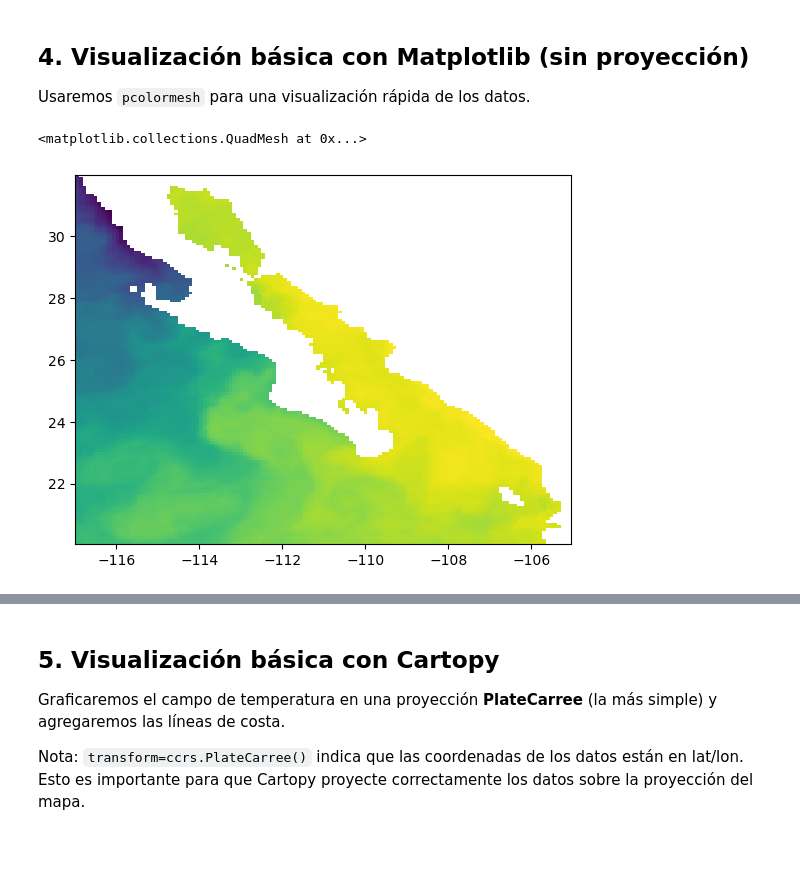
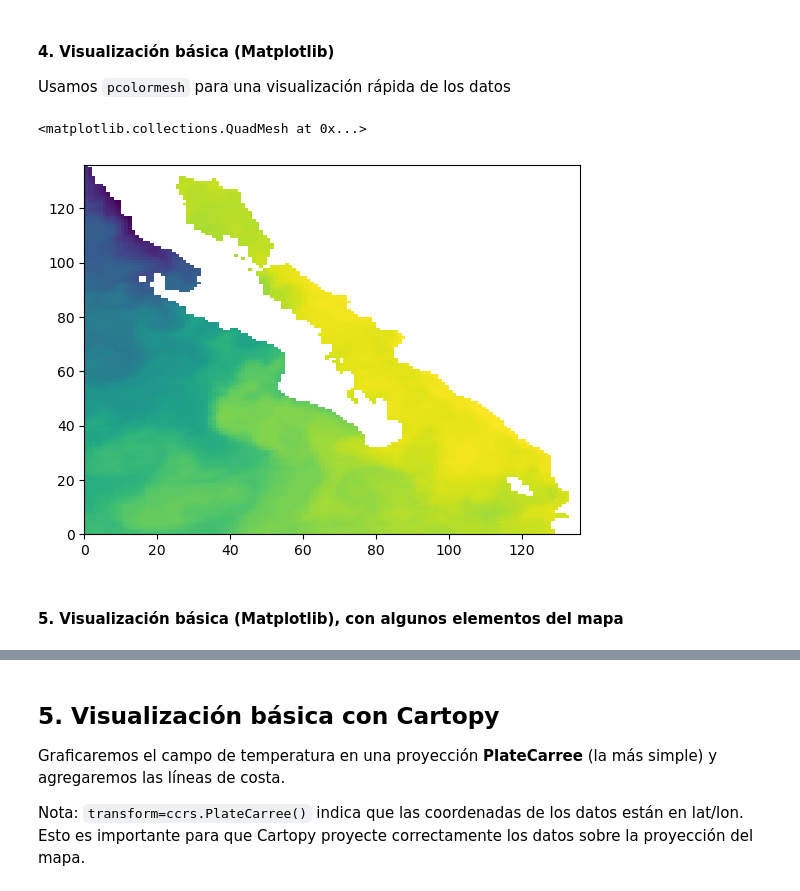
Before and after one commit to gmflores/ohw2025, a Jupyter notebook: datos_espaciales.ipynb, the cells around one changed output, grey strips where cells are left out. Cells and saved outputs as stored; diff of their text form; code cells hidden in the pictures; blank space fills up the shorter version.

```diff
--- a/datos_espaciales.ipynb
+++ b/datos_espaciales.ipynb
@@ -75,14 +54,19 @@ sst = sst_data.isel(time=0) - 273  # Convertimos de Kelvin a Celsius
+# %%
+path = 'data/20251004120000-REMSS-L4_GHRSST-SSTfnd-MW_IR_OI-GLOB-v02.0-fv05.1.nc'
+ds = xr.open_dataset(path)
+# Seleccionamos la variable `analysed_sst` y la región de interés (20-32°N y -117-105°W)
+sst_data = ds.analysed_sst.sel(lat=slice(20,32), lon = slice(-117, -105))
+# Seleccionamos el primer tiempo del dataset para obtener una variable espacial 2D
+sst = sst_data.isel(time=0) - 273  # Convertimos de Kelvin a Celsius
 # %% [markdown]
-## 4. Visualización básica con Matplotlib (sin proyección)
+#### 4. Visualización básica (Matplotlib)
 
-Usaremos `pcolormesh` para una visualización rápida de los datos.
+Usamos `pcolormesh` para una visualización rápida de los datos
 # %%
-# Definimos variables de latitud y longitud
-lon = sst.lon.values
-lat = sst.lat.values
-
-plt.pcolormesh(lon, lat, sst)
+plt.pcolormesh(sst)
 # %% [output]
 <matplotlib.collections.QuadMesh at 0x...>
-[figure, old version]
+[figure, new version]
+# %% [markdown]
+#### 5. Visualización básica (Matplotlib), con algunos elementos del mapa
 # %%
```
Also changed, not shown: parts of 10 cells of this notebook, 1 other file.
